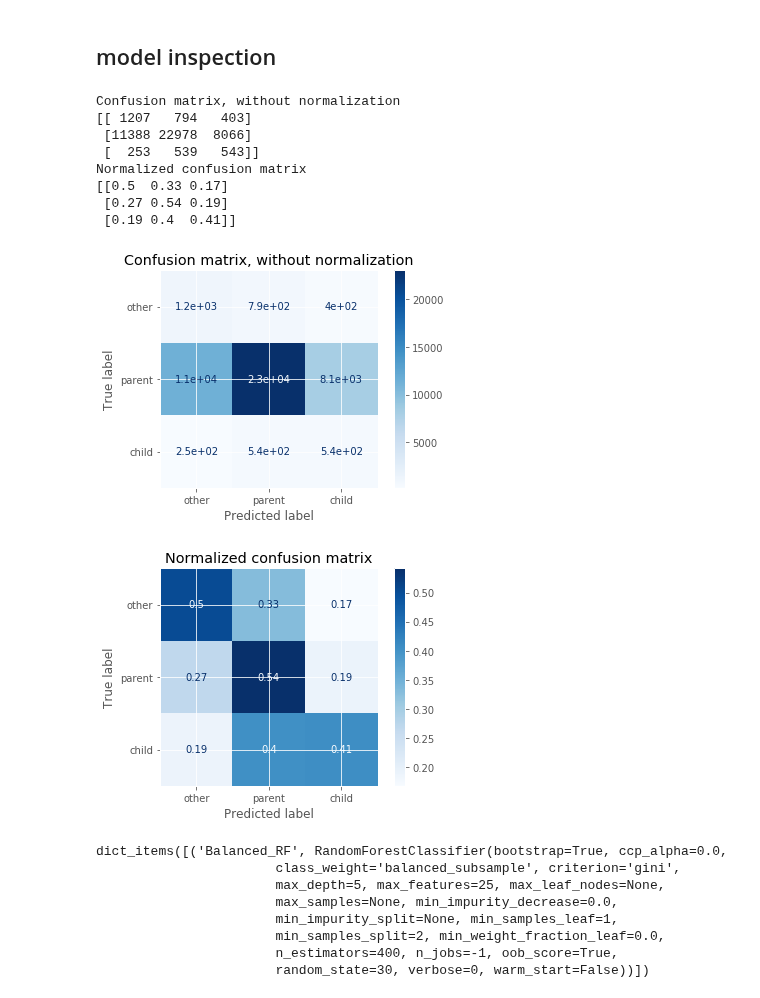
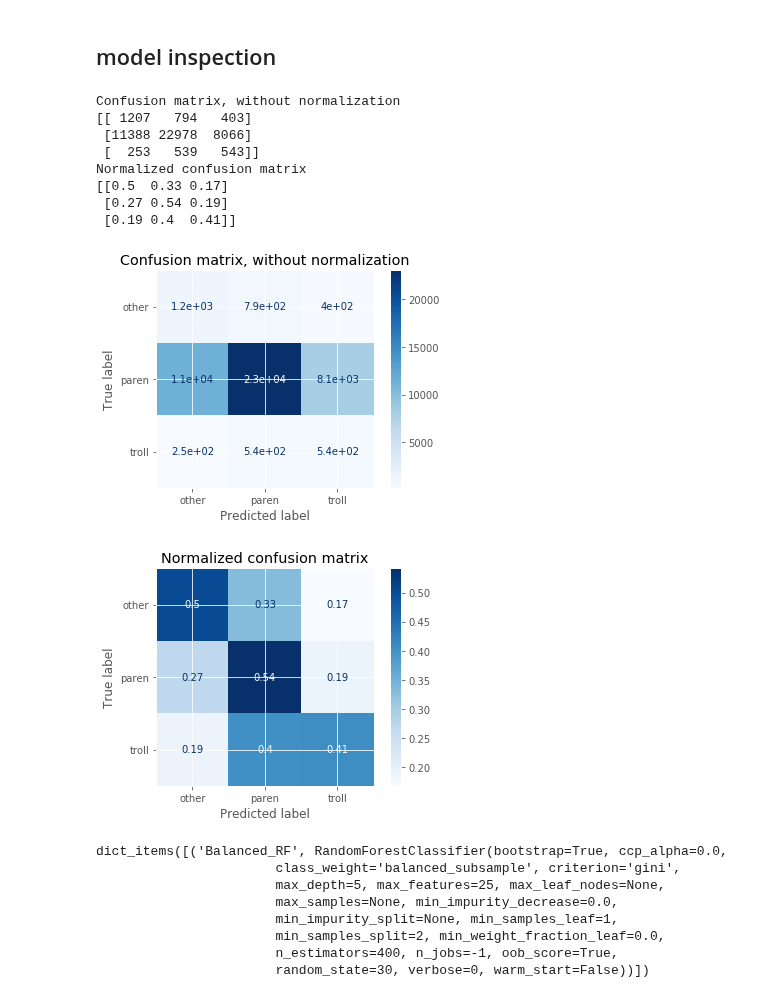
Before and after one commit to cfdv/troll_classifier, a Jupyter notebook: unique_authors_in_comments.ipynb, the cells around one changed output. Saved outputs shown, nothing was run; the diff lists cells and outputs as text; code cells hidden in the pictures.

```diff
--- a/unique_authors_in_comments.ipynb
+++ b/unique_authors_in_comments.ipynb
@@ -348,31 +351,30 @@ clfs['Balanced_RF'] = brf
 # %%
 np.set_printoptions(precision=2)
 
 # Plot non-normalized confusion matrix
 titles_options = [("Confusion matrix, without normalization", None),
                   ("Normalized confusion matrix", 'true')]
 for title, normalize in titles_options:
     disp = plot_confusion_matrix(brf, X_test, y_test,
-                                 display_labels=classes,
                                  cmap=plt.cm.Blues,
                                  normalize=normalize)
     disp.ax_.set_title(title)
 
     print(title)
     print(disp.confusion_matrix)
 
 plt.show()
 # %% [output]
 Confusion matrix, without normalization
 [[ 1207   794   403]
  [11388 22978  8066]
  [  253   539   543]]
 Normalized confusion matrix
 [[0.5  0.33 0.17]
  [0.27 0.54 0.19]
  [0.19 0.4  0.41]]
-[figure, old version]
+[figure, new version]
-[figure, old version]
+[figure, new version]
 # %%
 clfs.items()
 # %% [output]
```
Also changed, not shown: parts of 23 cells of this notebook.
